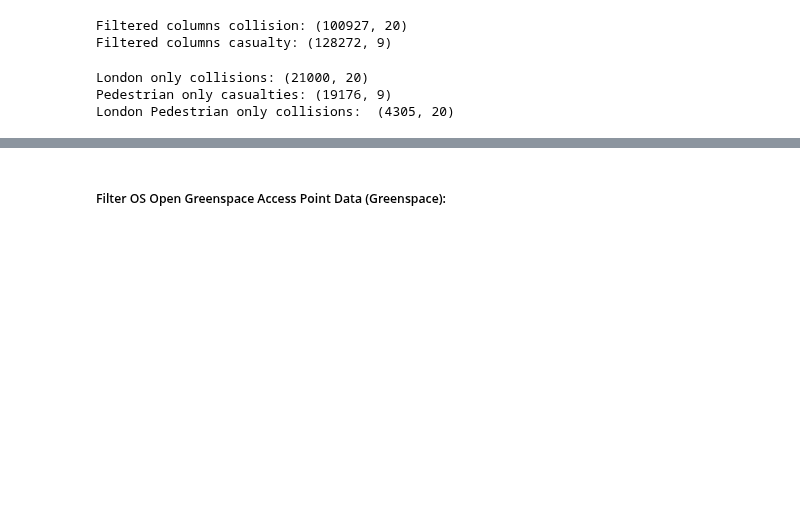
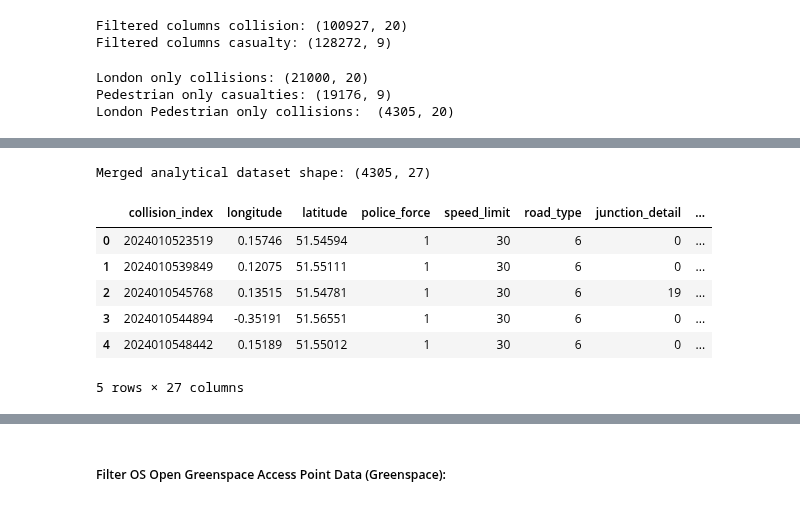
Before and after one commit to christychoicc/DSSS_Coursework, a Jupyter notebook: DSSS_Submission.ipynb, the cells around one changed output, grey strips where cells are left out. Saved outputs shown, nothing was run; the diff lists cells and outputs as text; code cells hidden in the pictures; blank space fills up the shorter version.

```diff
--- a/DSSS_Submission.ipynb
+++ b/DSSS_Submission.ipynb
@@ -235,0 +230,58 @@ Column names:
+# %%
+# Order casualty by severity
+# casualty_severity: 1 = fatal, 2 = serious, 3 = slight
+pedestrian_casualty_sorted = pedestrian_casualty.sort_values(
+    by=['collision_index', 'casualty_severity']
+).copy()
+
+# Create collision-level severity
+# 1 for fatal or serious, otherwise 0
+severity_by_collision = (
+    pedestrian_casualty.groupby('collision_index')['casualty_severity']
+    .min()
+    .reset_index()
+)
+severity_by_collision['severity_binary'] = np.where(
+    severity_by_collision['casualty_severity'] <= 2, 1, 0
+)
+severity_by_collision = severity_by_collision[
+    ['collision_index', 'severity_binary']
+].copy()
+
+# Extract pedestrian attributes from the most severe pedestrian casualty in each collision
+most_severe_pedestrian = (
+    pedestrian_casualty_sorted
+    .drop_duplicates(subset='collision_index', keep='first')
+    .copy()
+)
+
+most_severe_pedestrian = most_severe_pedestrian[
+    ['collision_index', 'pedestrian_location', 'pedestrian_movement',
+     'age_of_casualty', 'sex_of_casualty', 'casualty_class',
+     'casualty_imd_decile']].copy()
+
+# Merge collision-level severity with the most severe pedestrian attributes
+pedestrian_summary = severity_by_collision.merge(
+    most_severe_pedestrian,
+    on='collision_index',
+    how='left'
+)
+
+# Merge with London pedestrian collision data
+df_merged = london_pedestrian_collision.merge(
+    pedestrian_summary,
+    on='collision_index',
+    how='inner'
+)
+
+print("Merged analytical dataset shape:", df_merged.shape)
+df_merged.head()
+# %% [output]
+Merged analytical dataset shape: (4305, 27)
+|  | collision_index | longitude | latitude | police_force | speed_limit | road_type | junction_detail | ... |
+| 0 | 2024010523519 | 0.15746 | 51.54594 | 1 | 30 | 6 | 0 | ... |
+| 1 | 2024010539849 | 0.12075 | 51.55111 | 1 | 30 | 6 | 0 | ... |
+| 2 | 2024010545768 | 0.13515 | 51.54781 | 1 | 30 | 6 | 19 | ... |
+| 3 | 2024010544894 | -0.35191 | 51.56551 | 1 | 30 | 6 | 0 | ... |
+| 4 | 2024010548442 | 0.15189 | 51.55012 | 1 | 30 | 6 | 0 | ... |
+5 rows × 27 columns
```
Also changed, not shown: parts of 29 cells of this notebook.
